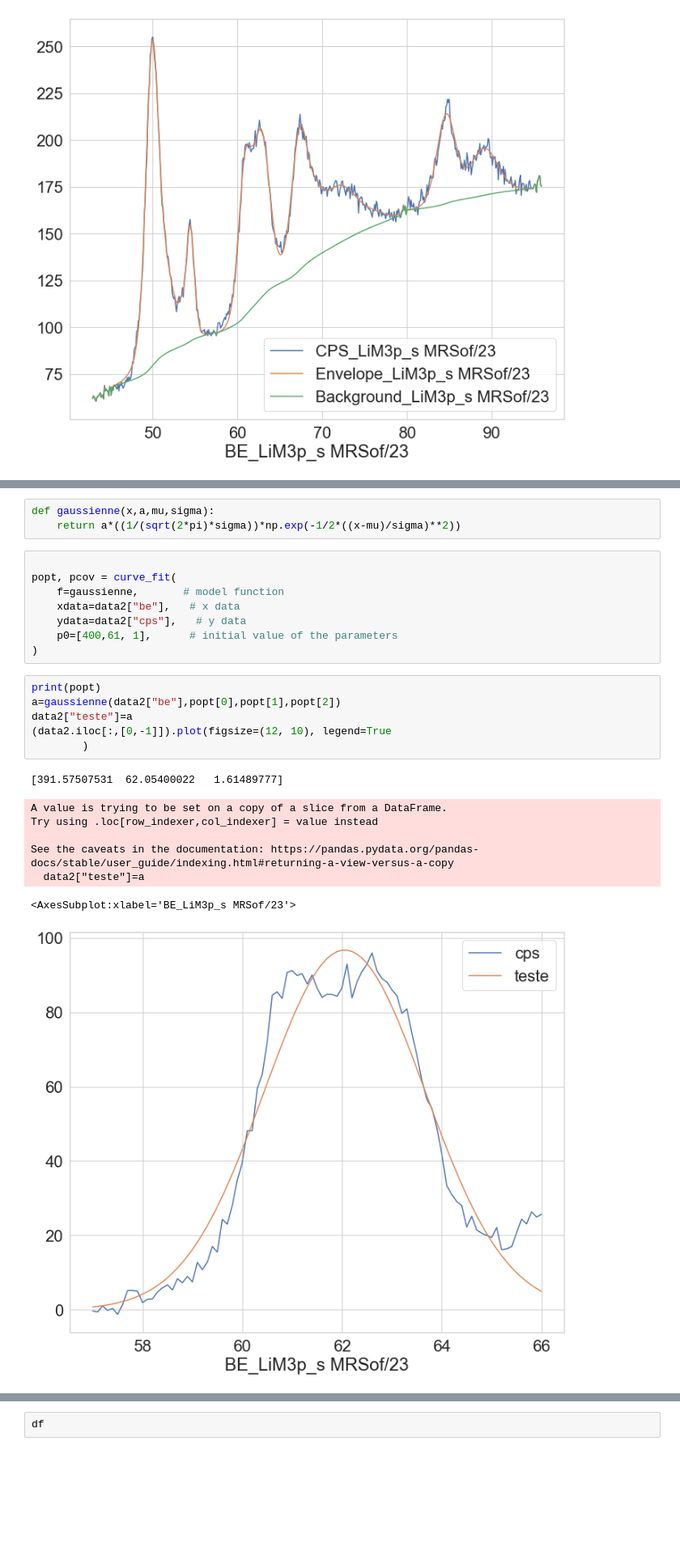
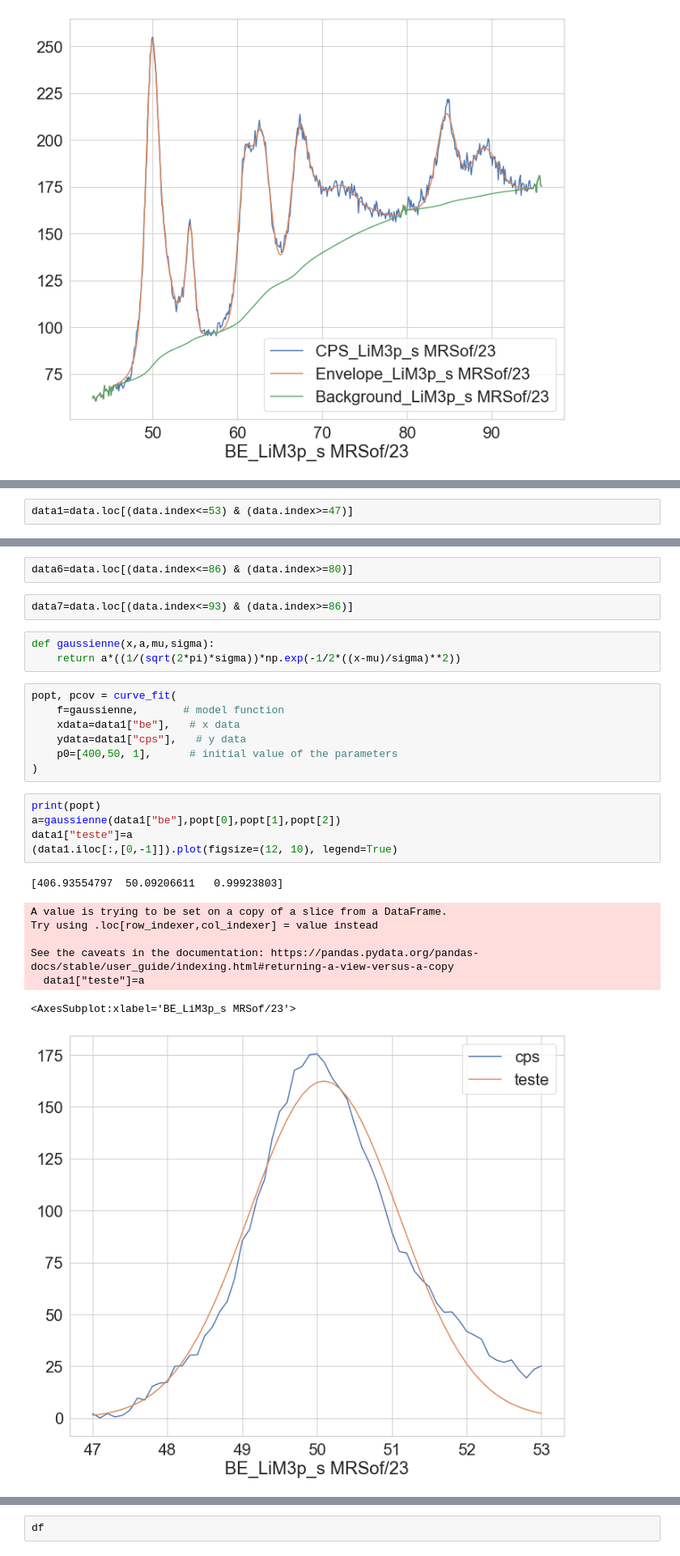
Before and after one commit to mblanchet002/PythonCMI, a Jupyter notebook: XPS.ipynb, the cells around one changed output, grey strips where cells are left out. Shown at 81% size. Cells and saved outputs as stored; diff of their text form; blank space fills up the shorter version.

```diff
--- a/XPS.ipynb
+++ b/XPS.ipynb
@@ -82,0 +78,2 @@ data2=data.loc[(data.index<=66) & (data.index>=57)]
+# %%
+data1=data.loc[(data.index<=53) & (data.index>=47)]
@@ -83,26 +88,28 @@ data2=data.loc[(data.index<=66) & (data.index>=57)]
+# %%
+data6=data.loc[(data.index<=86) & (data.index>=80)]
+# %%
+data7=data.loc[(data.index<=93) & (data.index>=86)]
 # %%
 def gaussienne(x,a,mu,sigma):
     return a*((1/(sqrt(2*pi)*sigma))*np.exp(-1/2*((x-mu)/sigma)**2))
 # %%
-
 popt, pcov = curve_fit(
     f=gaussienne,       # model function
-    xdata=data2["be"],   # x data
-    ydata=data2["cps"],   # y data
-    p0=[400,61, 1],      # initial value of the parameters
+    xdata=data1["be"],   # x data
+    ydata=data1["cps"],   # y data
+    p0=[400,50, 1],      # initial value of the parameters
 )
 # %%
 print(popt)
-a=gaussienne(data2["be"],popt[0],popt[1],popt[2])
-data2["teste"]=a
-(data2.iloc[:,[0,-1]]).plot(figsize=(12, 10), legend=True
-        )
+a=gaussienne(data1["be"],popt[0],popt[1],popt[2])
+data1["teste"]=a
+(data1.iloc[:,[0,-1]]).plot(figsize=(12, 10), legend=True)
 # %% [output]
-[391.57507531  62.05400022   1.61489777]
+[406.93554797  50.09206611   0.99923803]
 A value is trying to be set on a copy of a slice from a DataFrame.
 Try using .loc[row_indexer,col_indexer] = value instead
 
 See the caveats in the documentation: https://pandas.pydata.org/pandas-docs/stable/user_guide/indexing.html#returning-a-view-versus-a-copy
-  data2["teste"]=a
+  data1["teste"]=a
 <AxesSubplot:xlabel='BE_LiM3p_s MRSof/23'>
-[figure, old version]
+[figure, new version]
```
Also changed, not shown: parts of 22 cells of this notebook.
